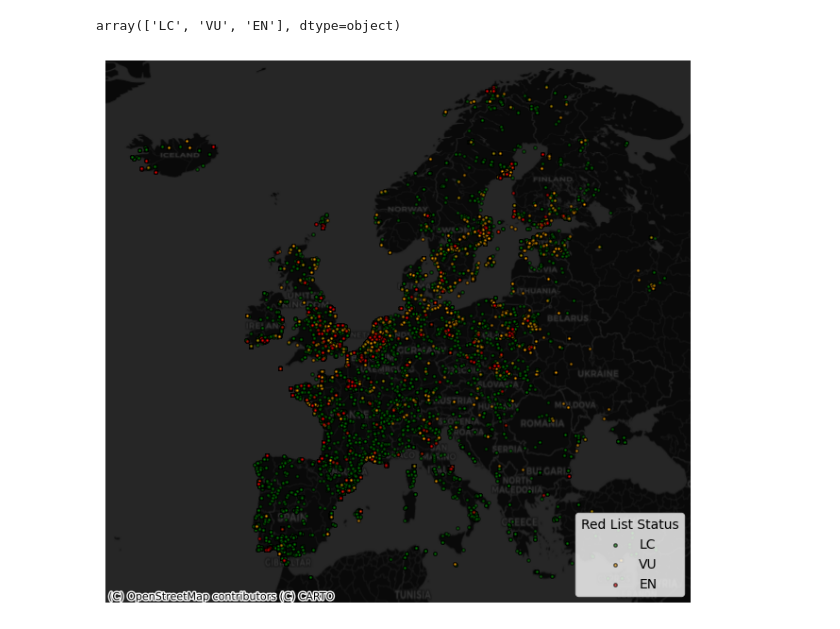
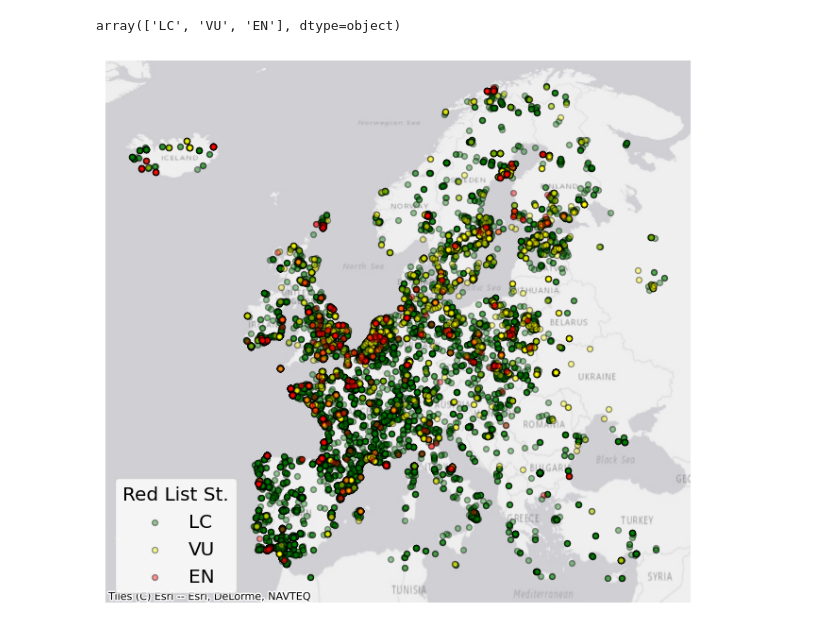
Before and after one commit to Kenny101-dot/Ornistone-Project, a Jupyter notebook: Analysis/Map.ipynb, the cells around one changed output. Saved outputs shown, nothing was run; the diff lists cells and outputs as text; code cells hidden in the pictures.

```diff
--- a/Analysis/Map.ipynb
+++ b/Analysis/Map.ipynb
@@ -268,39 +263,39 @@ import contextily as ctx
 from shapely.geometry import Point
 
 # Datei laden
-df = pd.read_csv("../Spectogram/basemodel_list.csv")
+df = pd.read_csv("../data/basemodel_list.csv")
 
 # Prüfen, ob die nötigen Spalten vorhanden sind
 required_columns = {"longitude", "latitude", "Red List Status"}
 if not required_columns.issubset(df.columns):
     raise ValueError("Die CSV-Datei muss die Spalten 'longitude', 'latitude' und 'Red List Status' enthalten!")
 
 # GeoDataFrame erstellen
 df["geometry"] = df.apply(lambda row: Point(row["longitude"], row["latitude"]), axis=1)
 gdf = gpd.GeoDataFrame(df, geometry="geometry", crs="EPSG:4326")
 
 # Farben für die Klassen definieren
-colors = {"LC": "green", "VU": "orange", "EN": "red"}
+colors = {"LC": "green", "VU": "yellow", "EN": "red"}
 
 # Karte erstellen
 fig, ax = plt.subplots(figsize=(8, 8))
 
 # Punkte nach Kategorie einfärben
 for status, color in colors.items():
     subset = gdf[gdf["Red List Status"] == status]
-    subset.plot(ax=ax, marker="o", color=color, markersize=6, alpha=0.6, edgecolor="k", label=status)
+    subset.plot(ax=ax, marker="o", color=color, markersize=18, alpha=0.4, edgecolor="k", label=status)
 
 # Basemap hinzufügen (z. B. Esri World Imagery)
-#ctx.add_basemap(ax, crs=gdf.crs.to_string(), source=ctx.providers.Esri.WorldImagery)
-ctx.add_basemap(ax, crs=gdf.crs.to_string(), source=ctx.providers.CartoDB.DarkMatter)
+ctx.add_basemap(ax, crs=gdf.crs.to_string(), source=ctx.providers.Esri.WorldGrayCanvas)
+# ctx.add_basemap(ax, crs=gdf.crs.to_string(), source=ctx.providers.CartoDB.DarkMatter)
 
 # Achsen ausblenden
 ax.set_axis_off()
 
 # Legende hinzufügen
-ax.legend(title="Red List Status", loc="lower right")
+ax.legend(title="Red List St.", loc="lower left", fontsize='x-large', title_fontsize='x-large')
 
 # Karte anzeigen
 plt.show()
 # %% [output]
-[figure, old version]
+[figure, new version]
```
Also changed, not shown: parts of 1 cell of this notebook, 5 other files.
